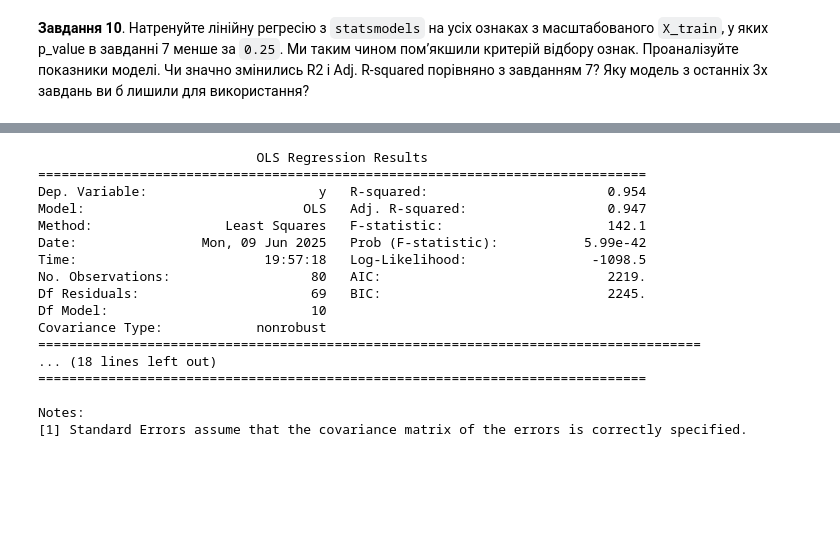
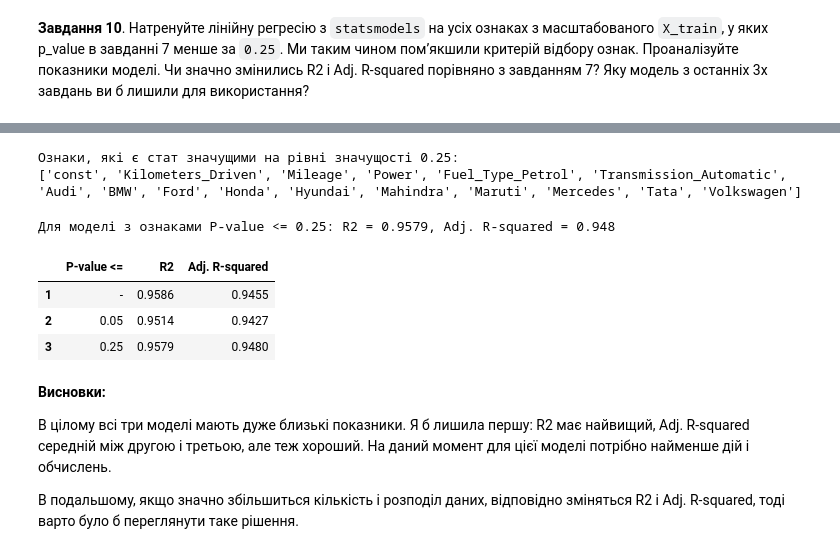
Before and after one commit to Alenushka2013/ML_for_people_tasks, a Jupyter notebook: HW_2_1_Linear_regression_on_multiple_variables.ipynb, the cells around one changed output, grey strips where cells are left out. Saved outputs shown, nothing was run; the diff lists cells and outputs as text; code cells hidden in the pictures; blank space fills up the shorter version.

```diff
--- a/HW_2_1_Linear_regression_on_multiple_variables.ipynb
+++ b/HW_2_1_Linear_regression_on_multiple_variables.ipynb
@@ -668,0 +615,4 @@ Index(['const', 'Mileage', 'Power', 'Fuel_Type_code', 'Transmission_code',
+# %%
+pvalues_005 = results_model.pvalues[results_model.pvalues < 0.05].index
+pvalues_005_list = list(pvalues_005)
+print(f'Ознаки, які є стат значущими на рівні значущості 0.05:\n{pvalues_005_list}')
@@ -695,0 +624,2 @@ Notes:
+# %%
+results_005 = df_statsmodels(X_train_scaled[pvalues_005[1:]], y_train)
@@ -730,20 +634,29 @@ Notes:
-# %%
-print(results.summary())
-# %% [output]
-                            OLS Regression Results
-==============================================================================
-Dep. Variable:                      y   R-squared:                       0.954
-Model:                            OLS   Adj. R-squared:                  0.947
-Method:                 Least Squares   F-statistic:                     142.1
-Date:                Mon, 09 Jun 2025   Prob (F-statistic):           5.99e-42
-Time:                        19:57:18   Log-Likelihood:                -1098.5
-No. Observations:                  80   AIC:                             2219.
-Df Residuals:                      69   BIC:                             2245.
-Df Model:                          10
-Covariance Type:            nonrobust
-=====================================================================================
-... (18 lines left out)
-==============================================================================
-
-Notes:
-[1] Standard Errors assume that the covariance matrix of the errors is correctly specified.
+# %%
+pvalues_025 = results_model.pvalues[results_model.pvalues < 0.25].index
+pvalues_025_list = list(pvalues_025)
+print(f'Ознаки, які є стат значущими на рівні значущості 0.25:\n{pvalues_025_list}')
+# %% [output]
+Ознаки, які є стат значущими на рівні значущості 0.25:
+['const', 'Kilometers_Driven', 'Mileage', 'Power', 'Fuel_Type_Petrol', 'Transmission_Automatic', 'Audi', 'BMW', 'Ford', 'Honda', 'Hyundai', 'Mahindra', 'Maruti', 'Mercedes', 'Tata', 'Volkswagen']
+# %%
+results_025 = df_statsmodels(X_train_scaled[pvalues_025[1:]], y_train)
+print(f'Для моделі з ознаками P-value <= 0.25: R2 = {round(results_025.rsquared, 4)}, Adj. R-squared = {round(results_025.rsquared_adj, 4)}')
+# %% [output]
+Для моделі з ознаками P-value <= 0.25: R2 = 0.9579, Adj. R-squared = 0.948
+# %%
+report_R2 = {'P-value <=': ['-', 0.05, 0.25], 'R2': [round(results_model.rsquared, 4), round(results_005.rsquared, 4), round(results_025.rsquared, 4)],\
+             'Adj. R-squared': [round(results_model.rsquared_adj, 4), round(results_005.rsquared_adj, 4), round(results_025.rsquared_adj, 4)]}
+
+df_report_R2 = pd.DataFrame(report_R2, index = [1, 2, 3])
+df_report_R2
+# %% [output]
+|  | P-value <= | R2 | Adj. R-squared |
+| 1 | - | 0.9586 | 0.9455 |
+| 2 | 0.05 | 0.9514 | 0.9427 |
+| 3 | 0.25 | 0.9579 | 0.9480 |
+# %% [markdown]
+**Висновки:**
+
+В цілому всі три моделі мають дуже близькі показники. Я б лишила першу: R2 має найвищий, Adj. R-squared середній між другою і третьою, але теж хороший. На даний момент для цієї моделі потрібно найменше дій і обчислень.
+
+В подальшому, якщо значно збільшиться кількість і розподіл даних, відповідно  зміняться R2 і Adj. R-squared, тоді варто було б переглянути таке рішення.
```
Also changed, not shown: parts of 16 cells of this notebook.
